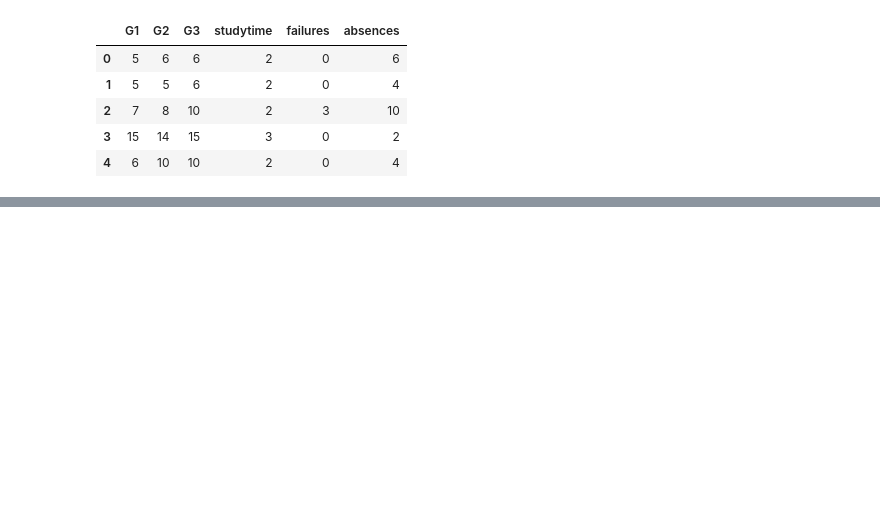
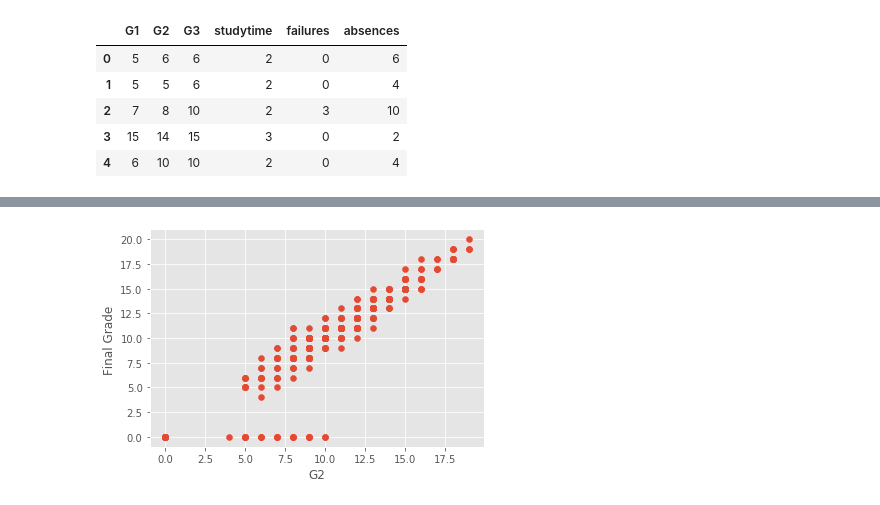
Before and after one commit to shreyshah612/MachineLearning_Practice, a Jupyter notebook: StudentGrade_Linear_model.ipynb, the cells around one changed output, grey strips where cells are left out. Drawn from its saved outputs; the diff is of its cells as text; code cells hidden in the pictures; blank space fills up the shorter version.

```diff
--- a/StudentGrade_Linear_model.ipynb
+++ b/StudentGrade_Linear_model.ipynb
@@ -92,0 +129,9 @@ for i in range(len(prediction)):
+# %%
+p = "G2"
+style.use("ggplot")
+plt.scatter(reqdata[p],reqdata["G3"])
+plt.xlabel(p)
+plt.ylabel("Final Grade ")
+plt.show()
+# %% [output]
+[figure, added]
```
Also changed, not shown: parts of 19 cells of this notebook.
